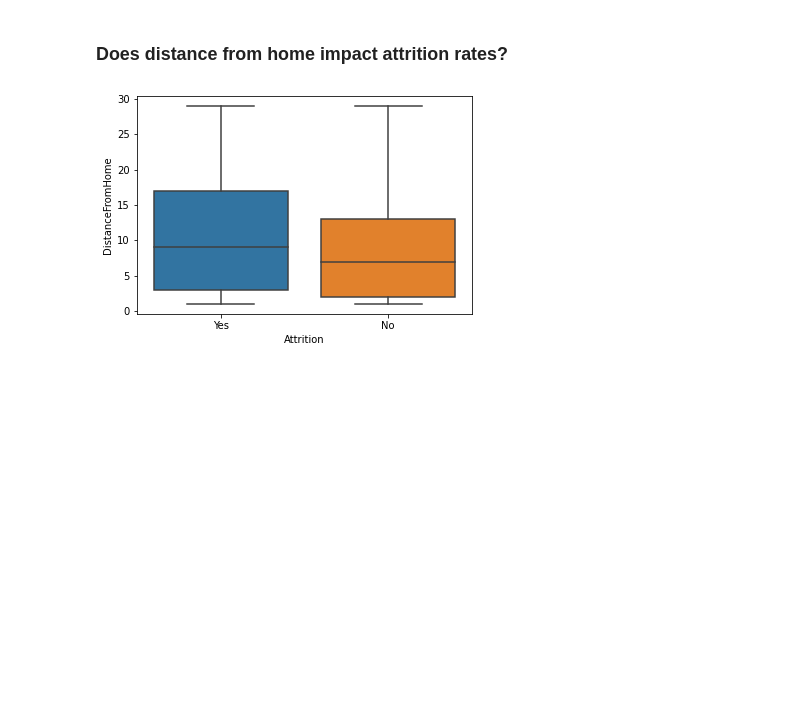
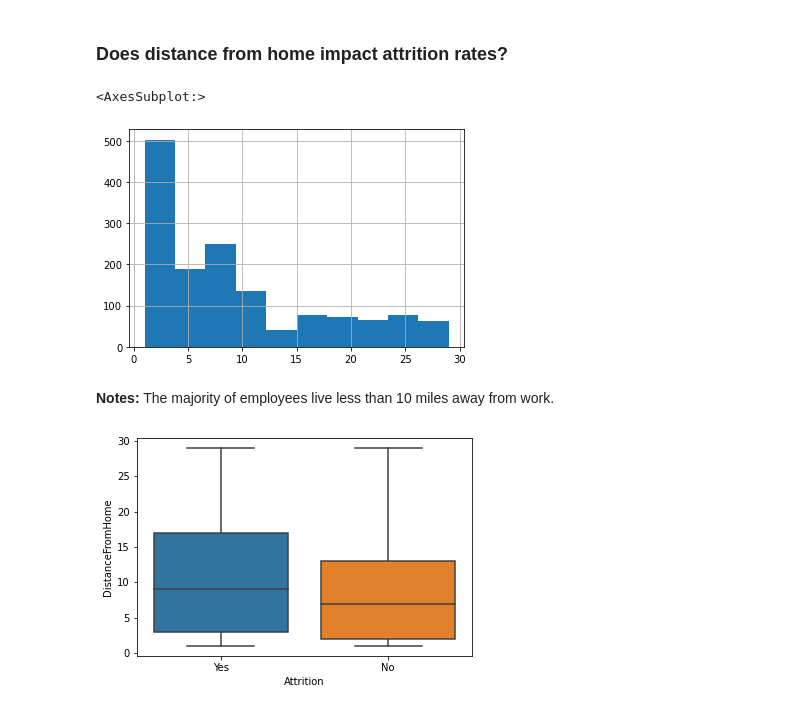
Before and after one commit to lochlynlaskowski/HR-attrition, a Jupyter notebook: HR_attrition .ipynb, the cells around one changed output. Drawn from its saved outputs; the diff is of its cells as text; code cells hidden in the pictures; blank space fills up the shorter version.

```diff
--- a/HR_attrition .ipynb
+++ b/HR_attrition .ipynb
@@ -102,5 +106,12 @@ df[df.Attrition == "Yes"].shape[0] / df.shape[0] * 100
 # %% [markdown]
 ### Does distance from home impact attrition rates? ###
+# %%
+df.DistanceFromHome.hist()
+# %% [output]
+<AxesSubplot:>
+[figure, added]
+# %% [markdown]
+**Notes:** The majority of employees live less than 10 miles away from work.
 # %%
 sns.boxplot(data = df, x = 'Attrition', y = 'DistanceFromHome')
 plt.show()
```
Also changed, not shown: parts of 38 cells of this notebook.
